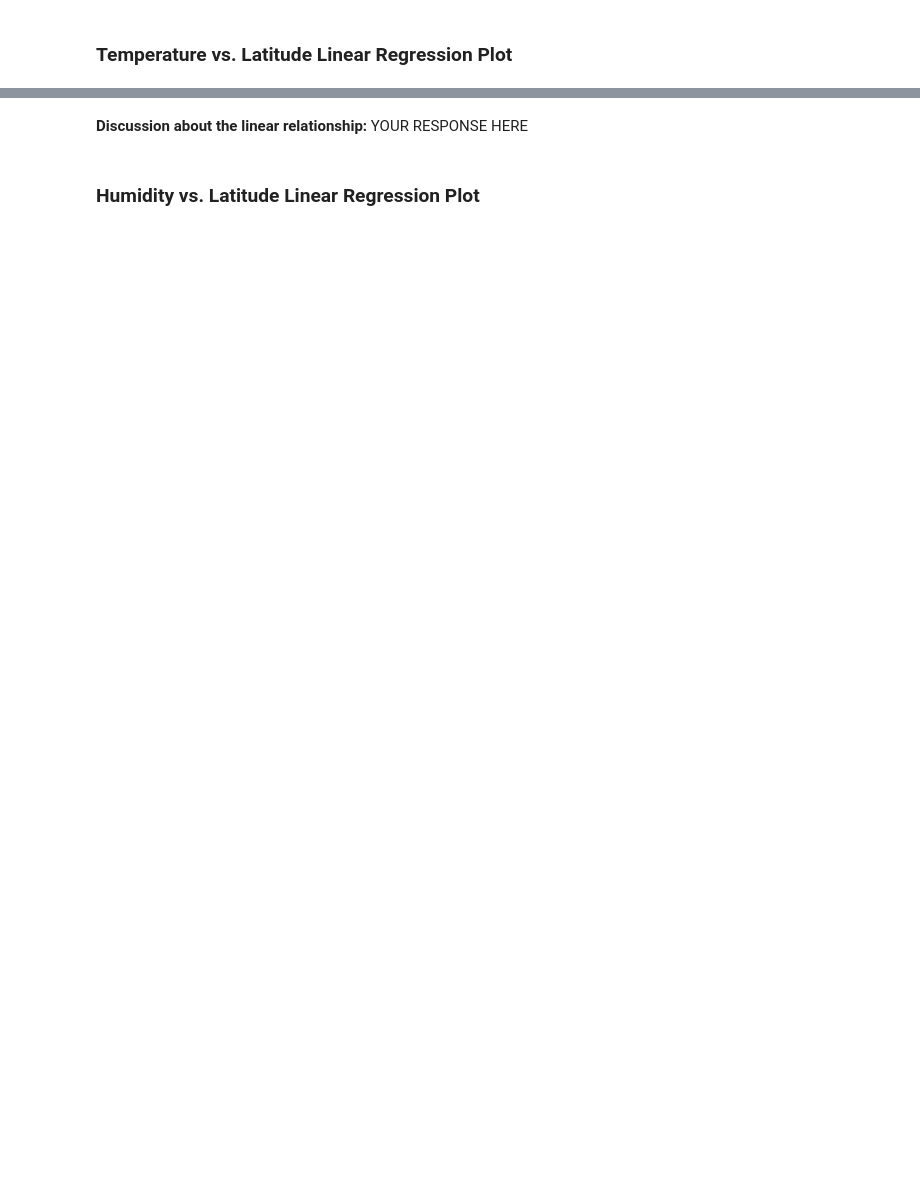
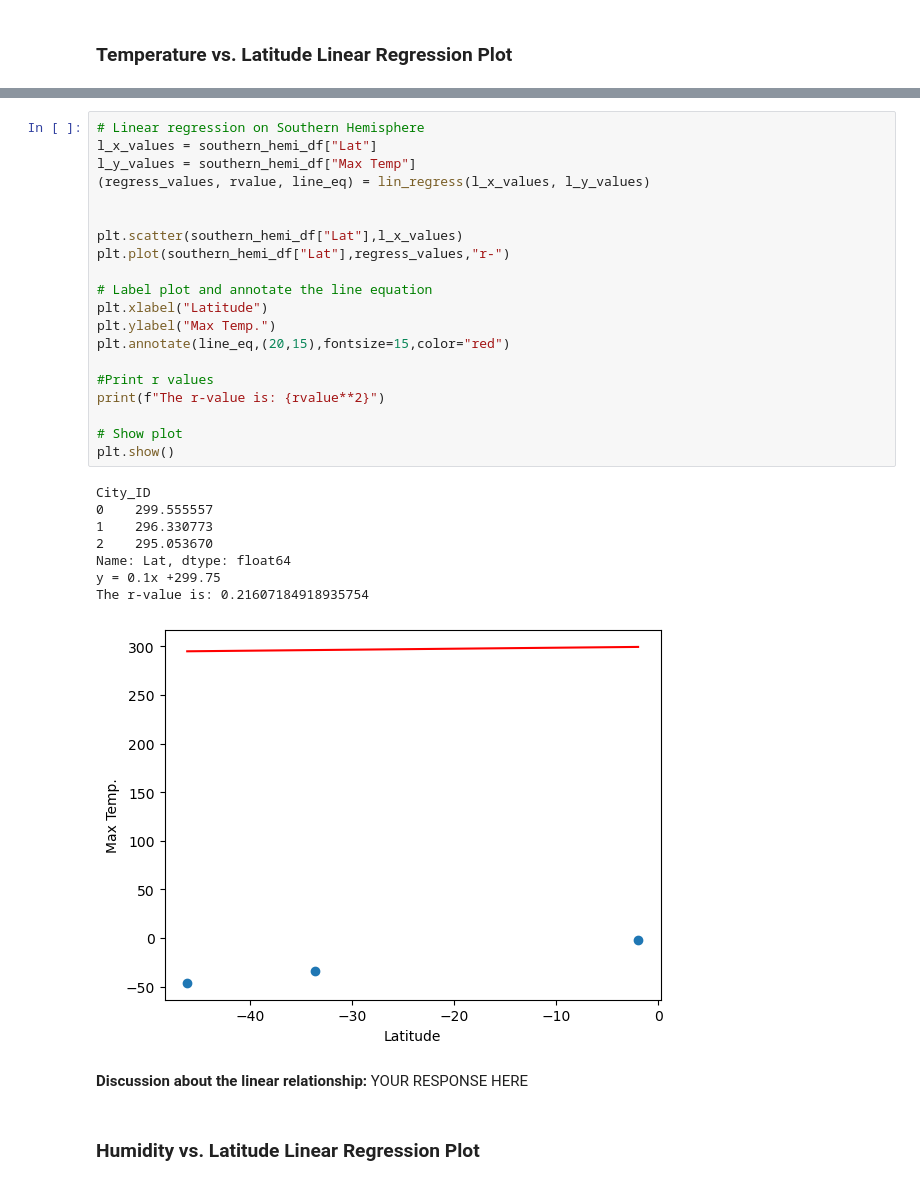
Before and after one commit to levite-neil/python-api-challenge, a Jupyter notebook: WeatherPy/WeatherPy.ipynb, the cells around one changed output, grey strips where cells are left out. Cells and saved outputs as stored; diff of their text form; blank space fills up the shorter version.

```diff
--- a/WeatherPy/WeatherPy.ipynb
+++ b/WeatherPy/WeatherPy.ipynb
@@ -365,3 +409,32 @@ The r-value is: 0.4121057168607245
+# %%
+# Linear regression on Southern Hemisphere
+l_x_values = southern_hemi_df["Lat"]
+l_y_values = southern_hemi_df["Max Temp"]
+(regress_values, rvalue, line_eq) = lin_regress(l_x_values, l_y_values)
+
+
+plt.scatter(southern_hemi_df["Lat"],l_x_values)
+plt.plot(southern_hemi_df["Lat"],regress_values,"r-")
+
+# Label plot and annotate the line equation
+plt.xlabel("Latitude")
+plt.ylabel("Max Temp.")
+plt.annotate(line_eq,(20,15),fontsize=15,color="red")
+
+#Print r values
+print(f"The r-value is: {rvalue**2}")
+
+# Show plot
+plt.show()
+# %% [output]
+City_ID
+0    299.555557
+1    296.330773
+2    295.053670
+Name: Lat, dtype: float64
+y = 0.1x +299.75
+The r-value is: 0.21607184918935754
+[figure, added]
 # %% [markdown]
 **Discussion about the linear relationship:** YOUR RESPONSE HERE
 # %% [markdown]
```
Also changed, not shown: parts of 9 cells of this notebook.
